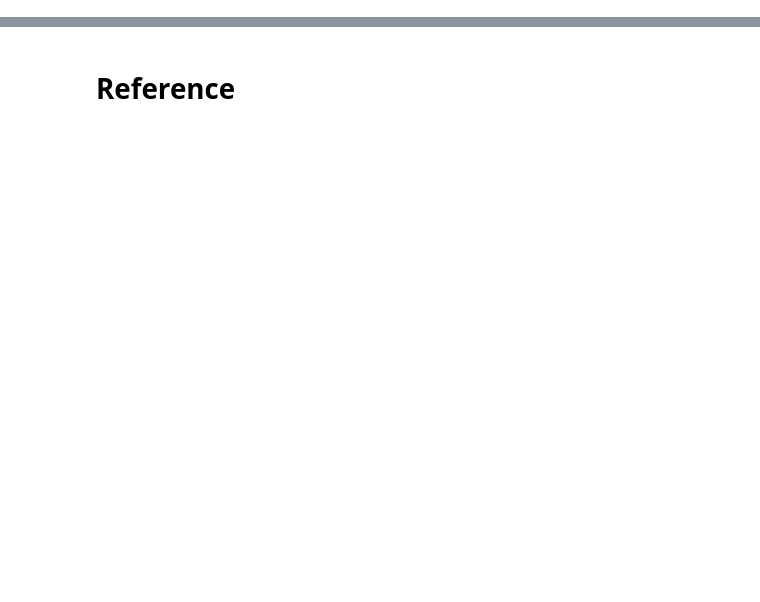
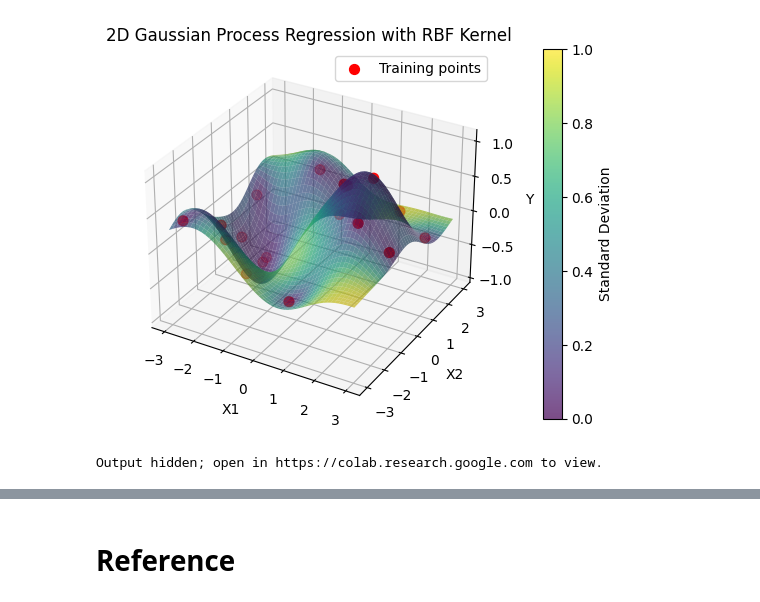
Before and after one commit to bd0525/new2GPR, a Jupyter notebook: 004basic_gpr_model.ipynb, the cells around one changed output, grey strips where cells are left out. Saved outputs shown, nothing was run; the diff lists cells and outputs as text; code cells hidden in the pictures; blank space fills up the shorter version.

```diff
--- a/004basic_gpr_model.ipynb
+++ b/004basic_gpr_model.ipynb
@@ -99,0 +112,69 @@ Mounted at /content/drive
+# %%
+# @title Click for details
+import numpy as np
+import matplotlib.pyplot as plt
+from numpy.linalg import inv, norm
+
+# Generate sample data
+X = -3 + 6 * np.random.rand(20, 2)
+Y = np.sin(X[:, 0]) * np.cos(X[:, 1]) + 0.05 * np.random.randn(20)  # Observations Y include some noise
+n = len(X)
+
+# Define the RBF kernel
+def RBF_kernel_1(x1, x2, sigma=1.0):
+    return np.exp(-np.linalg.norm(x1 - x2)**2 / (2 * sigma**2))
+
+# Compute the full kernel
+K = np.zeros((n, n))
+for i in range(n):
+    for j in range(n):
+        K[i, j] = RBF_kernel_1(X[i], X[j])
+
+K += 0.05**2 * np.eye(n) # refer to the 1D case
+
+# Test inputs for prediction
+X1_test_grid, X2_test_grid = np.meshgrid(np.linspace(-3, 3, 50), np.linspace(-3, 3, 50))
+X_test = np.column_stack([X1_test_grid.ravel(), X2_test_grid.ravel()])
+m_test = len(X_test)
+
+# Kernel between test points and training points
+K_test = np.zeros((m_test, n))
+for k in range(m_test):
+    for j in range(n):
+        K_test[k, j] = RBF_kernel_1(X_test[k], X[j])
+
+# Precompute diagonal of K_test_test / For RBF exp(0)=1
+k_test_test = np.ones(m_test)
+
+K_inv = inv(K)
+mu_test = K_test @ K_inv @ Y  # Compute predictive mean
+var_test = k_test_test - np.sum(K_test @ K_inv * K_test, axis=1)  # Compute predictive variance
+std_test = np.sqrt(var_test)
+
+# Reshape for plotting
+mu_test_grid = mu_test.reshape(X1_test_grid.shape)
+std_test_grid = std_test.reshape(X1_test_grid.shape)
+
+fig = plt.figure()
+ax = fig.add_subplot(111, projection='3d')
+surf = ax.plot_surface(X1_test_grid, X2_test_grid, mu_test_grid, facecolors=plt.cm.viridis(std_test_grid / std_test_grid.max()), edgecolor='none', alpha=0.7) # '/' for normalization
+cbar = fig.colorbar(surf, ax=ax, pad=0.1)
+cbar.set_label('Standard Deviation')
+
+# Plot of training points
+ax.scatter(X[:, 0], X[:, 1], Y, color='r', s=50, label='Training points')
+
+ax.set_xlabel('X1')
+ax.set_ylabel('X2')
+ax.set_zlabel('Y')
+ax.set_title('2D Gaussian Process Regression with RBF Kernel')
+ax.legend()
+plt.show()
+# %% [output]
+[figure, added]
+# %%
+from google.colab import drive
+drive.mount('/content/drive', force_remount=True)
+display(Image(filename='/content/drive/MyDrive/Colab Notebooks/new2GPR/simple_gpr_gif_demo/gpr_twodim_demo.gif')) # change to github address
+# %% [output]
+Output hidden; open in https://colab.research.google.com to view.
```
Also changed, not shown: parts of 25 cells of this notebook, 13 other files.
